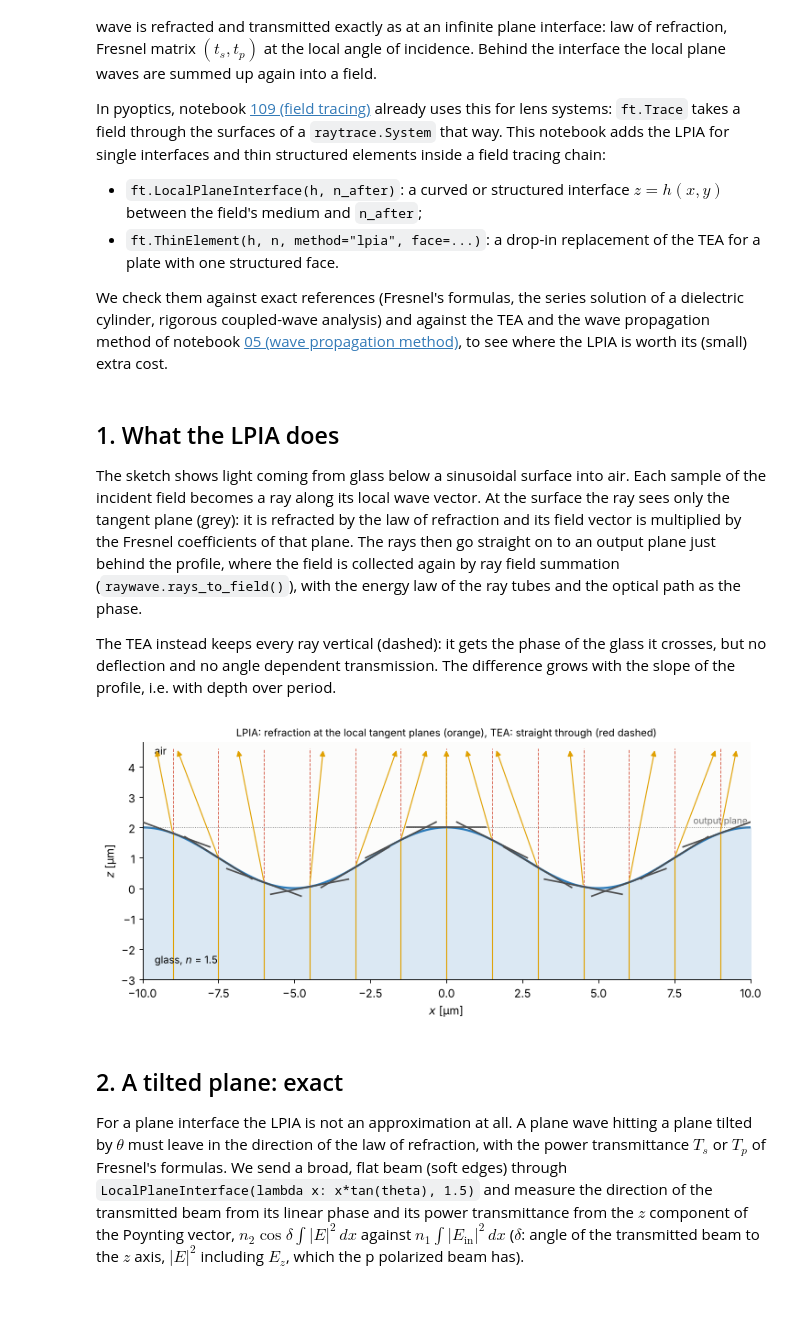
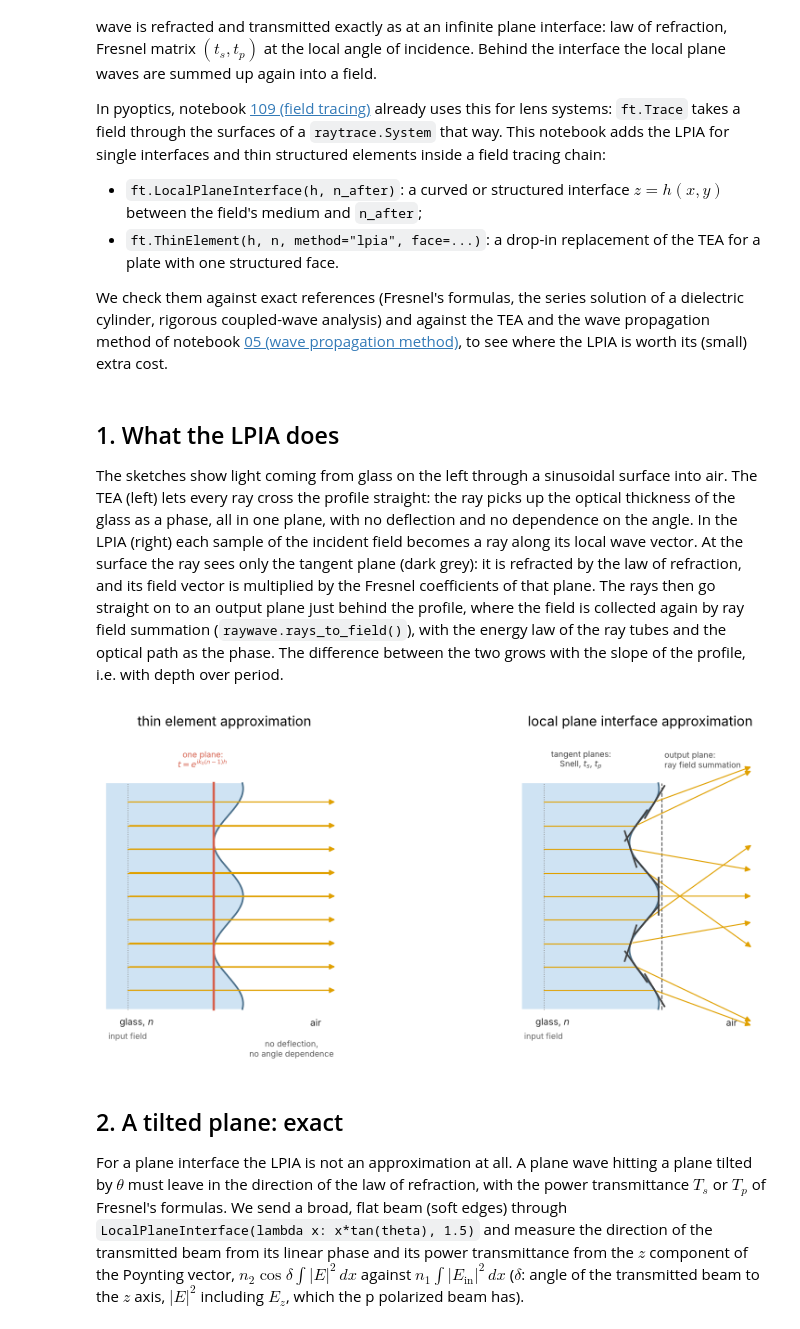
Before and after one commit to EMinsight/pyoptics, a Jupyter notebook: notebooks/168_local_plane_interface_approximation.ipynb, the cells around one changed output. Saved outputs shown, nothing was run; the diff lists cells and outputs as text; code cells hidden in the pictures; blank space fills up the shorter version.

```diff
--- a/notebooks/168_local_plane_interface_approximation.ipynb
+++ b/notebooks/168_local_plane_interface_approximation.ipynb
@@ -67,56 +68,26 @@ n_glass = 1.5
 # %% [markdown]
 ## 1. What the LPIA does
 
-The sketch shows light coming from glass below a sinusoidal surface into
-air. Each sample of the incident field becomes a ray along its local wave
-vector. At the surface the ray sees only the tangent plane (grey): it is
-refracted by the law of refraction and its field vector is multiplied by
-the Fresnel coefficients of that plane. The rays then go straight on to
-an output plane just behind the profile, where the field is collected
-again by ray field summation (`raywave.rays_to_field()`), with the energy
-law of the ray tubes and the optical path as the phase.
-
-The TEA instead keeps every ray vertical (dashed): it gets the phase of
-the glass it crosses, but no deflection and no angle dependent
-transmission. The difference grows with the slope of the profile, i.e.
-with depth over period.
+The sketches show light coming from glass on the left through a
+sinusoidal surface into air. The TEA (left) lets every ray cross the
+profile straight: the ray picks up the optical thickness of the glass as
+a phase, all in one plane, with no deflection and no dependence on the
+angle. In the LPIA (right) each sample of the incident field becomes a
+ray along its local wave vector. At the surface the ray sees only the
+tangent plane (dark grey): it is refracted by the law of refraction, and
+its field vector is multiplied by the Fresnel coefficients of that plane.
+The rays then go straight on to an output plane just behind the profile,
+where the field is collected again by ray field summation
+(`raywave.rays_to_field()`), with the energy law of the ray tubes and the
+optical path as the phase. The difference between the two grows with the
+slope of the profile, i.e. with depth over period.
-# %%
-P, d = 10.0, 2.0                                   # period and depth [µm]
-h = lambda x: d/2*(1 + np.cos(2*np.pi*x/P))
-dh = lambda x: -d/2*2*np.pi/P*np.sin(2*np.pi*x/P)
-
-fig, ax = plt.subplots(figsize=(11, 4.2))
-xs = np.linspace(-P, P, 600)
-ax.fill_between(xs, -3, h(xs), color="#dbe8f3", zorder=0)
-ax.plot(xs, h(xs), color=BLUE, lw=2)
-ax.text(-9.6, -2.5, "glass, $n$ = 1.5", fontsize=10)
-ax.text(-9.6, 4.4, "air", fontsize=10)
-ax.axhline(d, color=GREY, lw=0.8, ls=":")
-ax.text(9.9, d + 0.12, "output plane", ha="right", fontsize=9, color=GREY)
-for x0 in np.linspace(-0.9*P, 0.9*P, 13):
-    z0 = h(x0)
-    g = dh(x0)
-    N = np.array([-g, 1.0])/np.hypot(g, 1)
-    t = np.array([1.0, g])/np.hypot(g, 1)
-    ax.plot([x0 - 1.3*t[0], x0 + 1.3*t[0]], [z0 - 1.3*t[1], z0 + 1.3*t[1]], color="0.3", lw=1.5, zorder=4)
-    dvec = np.array([0.0, 1.0])
-    c1 = dvec @ N
-    eta = n_glass/1.0
-    c2 = np.sqrt(1 - eta**2*(1 - c1**2))
-    d2 = eta*dvec + (c2 - eta*c1)*N
-    ax.plot([x0, x0], [-3, z0], color=ORANGE, lw=1)
-    s = (4.6 - z0)/d2[1]
-    ax.annotate("", xy=(x0 + s*d2[0], 4.6), xytext=(x0, z0),
-                arrowprops=dict(arrowstyle="-|>", color=ORANGE, lw=1))
-    ax.plot([x0, x0], [z0, 4.6], color=RED, lw=0.8, ls="--")
-ax.set_xlim(-P, P); ax.set_ylim(-3, 4.8)
-ax.set_xlabel("$x$ [µm]"); ax.set_ylabel("$z$ [µm]")
-ax.set_title("LPIA: refraction at the local tangent planes (orange), TEA: straight through (red dashed)",
-             fontsize=10)
-ax.set_aspect("equal")
-plt.show()
-# %% [output]
-[figure, removed]
+# %%
+fig, axes = plt.subplots(1, 2, figsize=(13, 5))
+sketch.lpia_principle(axes[0], "tea", title="thin element approximation")
+sketch.lpia_principle(axes[1], "lpia", title="local plane interface approximation")
+plt.tight_layout(); plt.show()
+# %% [output]
+[figure, added]
 # %% [markdown]
 ## 2. A tilted plane: exact
 
```
Also changed, not shown: parts of 16 cells of this notebook, 2 other files.
